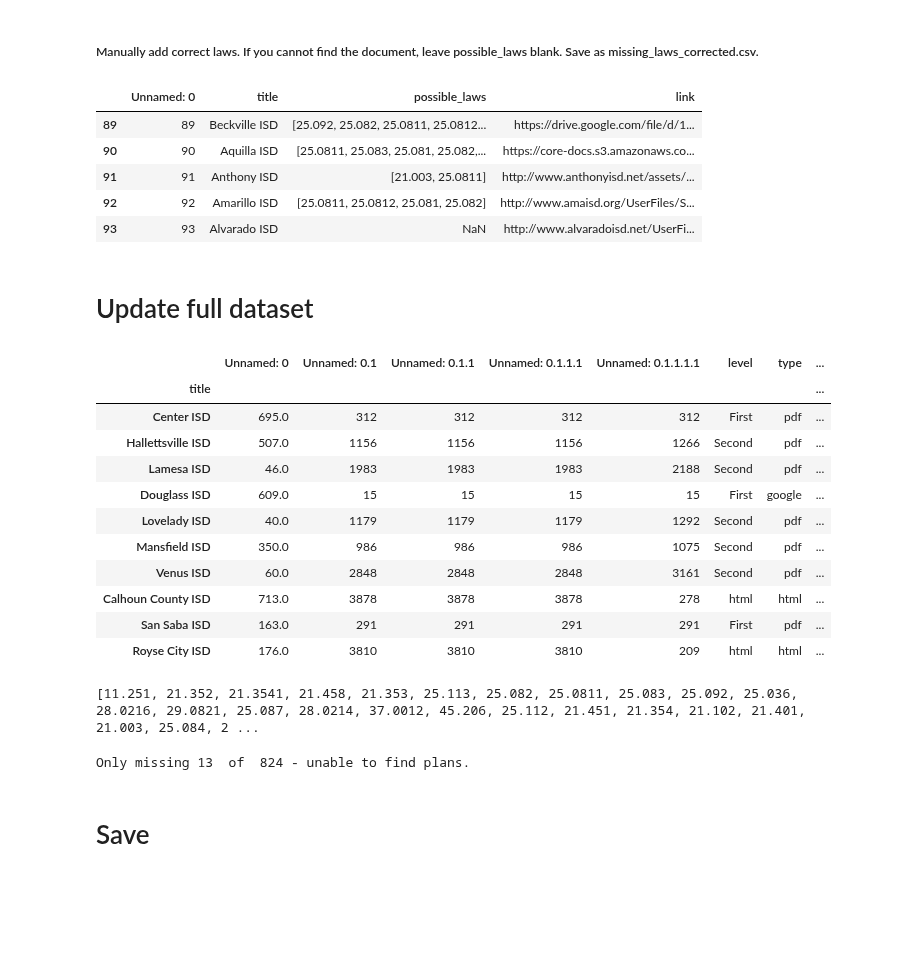
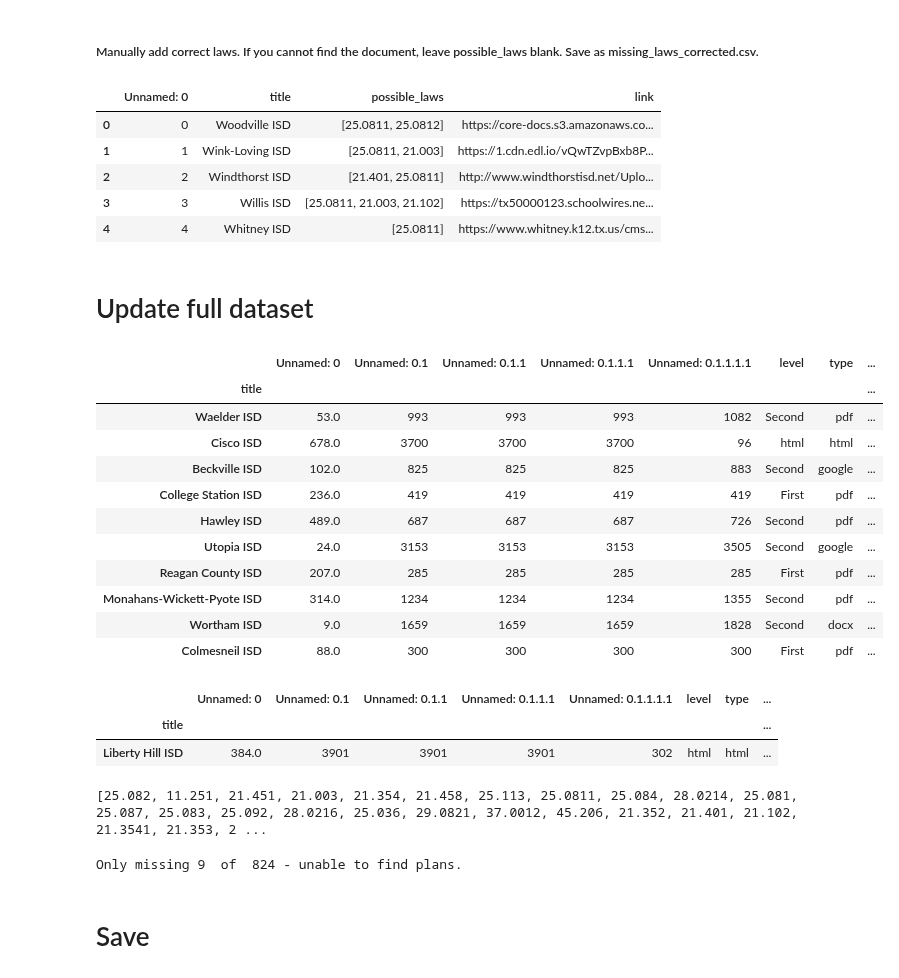
Before and after one commit to KylieLAnglin/dofis, a Jupyter notebook: data_from_plans/07_address_missing_plans.ipynb, the cells around one changed output. Saved outputs shown, nothing was run; the diff lists cells and outputs as text; code cells hidden in the pictures; blank space fills up the shorter version.

```diff
--- a/data_from_plans/07_address_missing_plans.ipynb
+++ b/data_from_plans/07_address_missing_plans.ipynb
@@ -183,7 +180,7 @@ missing_links.tail(25)
 # %% [markdown]
 ### Extract laws from missing_links
 # %%
-missing_links['possible_laws'] = missing_links.text.apply(extract_laws.get_matches)
+missing_links['possible_laws'] = missing_links.text.apply(extract_laws.get_laws)
 # %%
 print('There are', len(missing_links[missing_links.text == 'No text']), 'documents without text (photocopies, most likely)')
 print('There are', len(missing_links[missing_links.text == 'UNAVAILABLE']), 'documents which we cannot access')
@@ -195,2 +192,6 @@ An additional 67 documents have text but do not contain laws.
 # %% [markdown]
 ### Save now correct observations to 'missing_links_corrected'. Save districts that are still incorrect to missing_text.
+# %%
+missing_links_corrected = missing_links[missing_links['possible_laws'].astype(str) != '[]']
+pd.options.display.max_rows = 200
+missing_links_corrected
@@ -267,7 +286,7 @@ missing_texts.head(20)
 # %% [markdown]
 ### Extract laws
 # %%
-missing_texts['possible_laws'] = missing_texts.text.apply(extract_laws.get_matches)
+missing_texts['possible_laws'] = missing_texts.text.apply(extract_laws.get_laws)
 # %%
 missing_texts.head(20)
 # %% [output]
@@ -335,14 +384,14 @@ missing_laws.head()
 ##### Manually add correct laws. If you cannot find the document, leave possible_laws blank. Save as missing_laws_corrected.csv.
 # %%
 missing_laws_corrected = pd.read_csv(os.path.join(data_path, 'missing_laws_corrected.csv'))
-missing_laws_corrected.tail()
+missing_laws_corrected.head(5)
 # %% [output]
 |  | Unnamed: 0 | title | possible_laws | link |
-| 89 | 89 | Beckville ISD | [25.092, 25.082, 25.0811, 25.0812... | https://drive.google.com/file/d/1... |
-| 90 | 90 | Aquilla ISD | [25.0811, 25.083, 25.081, 25.082,... | https://core-docs.s3.amazonaws.co... |
-| 91 | 91 | Anthony ISD | [21.003, 25.0811] | http://www.anthonyisd.net/assets/... |
-| 92 | 92 | Amarillo ISD | [25.0811, 25.0812, 25.081, 25.082] | http://www.amaisd.org/UserFiles/S... |
-| 93 | 93 | Alvarado ISD | NaN | http://www.alvaradoisd.net/UserFi... |
+| 0 | 0 | Woodville ISD | [25.0811, 25.0812] | https://core-docs.s3.amazonaws.co... |
+| 1 | 1 | Wink-Loving ISD | [25.0811, 21.003] | https://1.cdn.edl.io/vQwTZvpBxb8P... |
+| 2 | 2 | Windthorst ISD | [21.401, 25.0811] | http://www.windthorstisd.net/Uplo... |
+| 3 | 3 | Willis ISD | [25.0811, 21.003, 21.102] | https://tx50000123.schoolwires.ne... |
+| 4 | 4 | Whitney ISD | [25.0811] | https://www.whitney.k12.tx.us/cms... |
 # %% [markdown]
 # Update full dataset
 # %%
@@ -354,30 +401,39 @@ docs_df = docs_df.sort_index()
 # %%
+docs_df = docs_df.set_index('title')
+docs_df = docs_df.sort_index()
 docs_df.update(missing_links_corrected)
 docs_df.update(missing_text_corrected)
 docs_df.update(missing_laws_corrected)
+docs_df['possible_laws'] = np.where((docs_df.possible_laws is None), '[]', docs_df.possible_laws)
 docs_df.sample(10)
 # %% [output]
 |  | Unnamed: 0 | Unnamed: 0.1 | Unnamed: 0.1.1 | Unnamed: 0.1.1.1 | Unnamed: 0.1.1.1.1 | level | type | ... |
 | title |  |  |  |  |  |  |  | ... |
-| Center ISD | 695.0 | 312 | 312 | 312 | 312 | First | pdf | ... |
-| Hallettsville ISD | 507.0 | 1156 | 1156 | 1156 | 1266 | Second | pdf | ... |
-| Lamesa ISD | 46.0 | 1983 | 1983 | 1983 | 2188 | Second | pdf | ... |
-| Douglass ISD | 609.0 | 15 | 15 | 15 | 15 | First | google | ... |
-| Lovelady ISD | 40.0 | 1179 | 1179 | 1179 | 1292 | Second | pdf | ... |
-| Mansfield ISD | 350.0 | 986 | 986 | 986 | 1075 | Second | pdf | ... |
-| Venus ISD | 60.0 | 2848 | 2848 | 2848 | 3161 | Second | pdf | ... |
-| Calhoun County ISD | 713.0 | 3878 | 3878 | 3878 | 278 | html | html | ... |
-| San Saba ISD | 163.0 | 291 | 291 | 291 | 291 | First | pdf | ... |
-| Royse City ISD | 176.0 | 3810 | 3810 | 3810 | 209 | html | html | ... |
+| Waelder ISD | 53.0 | 993 | 993 | 993 | 1082 | Second | pdf | ... |
+| Cisco ISD | 678.0 | 3700 | 3700 | 3700 | 96 | html | html | ... |
+| Beckville ISD | 102.0 | 825 | 825 | 825 | 883 | Second | google | ... |
+| College Station ISD | 236.0 | 419 | 419 | 419 | 419 | First | pdf | ... |
+| Hawley ISD | 489.0 | 687 | 687 | 687 | 726 | Second | pdf | ... |
+| Utopia ISD | 24.0 | 3153 | 3153 | 3153 | 3505 | Second | google | ... |
+| Reagan County ISD | 207.0 | 285 | 285 | 285 | 285 | First | pdf | ... |
+| Monahans-Wickett-Pyote ISD | 314.0 | 1234 | 1234 | 1234 | 1355 | Second | pdf | ... |
+| Wortham ISD | 9.0 | 1659 | 1659 | 1659 | 1828 | Second | docx | ... |
+| Colmesneil ISD | 88.0 | 300 | 300 | 300 | 300 | First | pdf | ... |
+# %%
+docs_df[docs_df.index == "Liberty Hill ISD"]
+# %% [output]
+|  | Unnamed: 0 | Unnamed: 0.1 | Unnamed: 0.1.1 | Unnamed: 0.1.1.1 | Unnamed: 0.1.1.1.1 | level | type | ... |
+| title |  |  |  |  |  |  |  | ... |
+| Liberty Hill ISD | 384.0 | 3901 | 3901 | 3901 | 302 | html | html | ... |
 # %%
 for law in docs_df[docs_df.index == "Blum ISD"].possible_laws:
     print(law)
 # %% [output]
-[11.251, 21.352, 21.3541, 21.458, 21.353, 25.113, 25.082, 25.0811, 25.083, 25.092, 25.036, 28.0216, 29.0821, 25.087, 28.0214, 37.0012, 45.206, 25.112, 21.451, 21.354, 21.102, 21.401, 21.003, 25.084, 2 ...
+[25.082, 11.251, 21.451, 21.003, 21.354, 21.458, 25.113, 25.0811, 25.084, 28.0214, 25.081, 25.087, 25.083, 25.092, 28.0216, 25.036, 29.0821, 37.0012, 45.206, 21.352, 21.401, 21.102, 21.3541, 21.353, 2 ...
 # %%
 print("Only missing", len(docs_df[docs_df['possible_laws'].astype(str) == '[]']), " of ", len(docs_df),  "- unable to find plans.")
 # %% [output]
-Only missing 13  of  824 - unable to find plans.
+Only missing 9  of  824 - unable to find plans.
 # %% [markdown]
 # Save
 # %%
```
Also changed, not shown: parts of 22 cells of this notebook, 7 other files.
